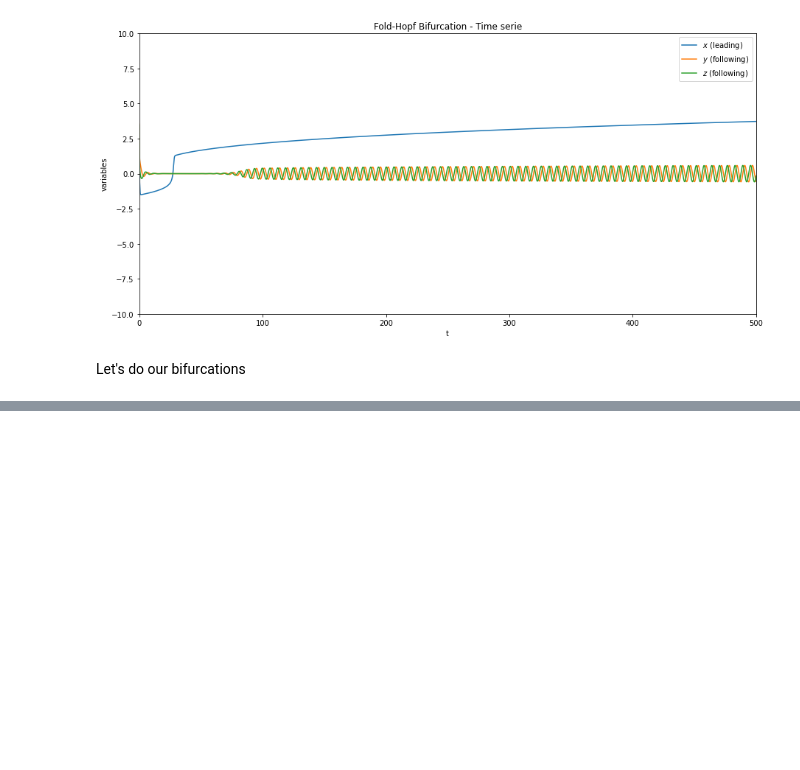
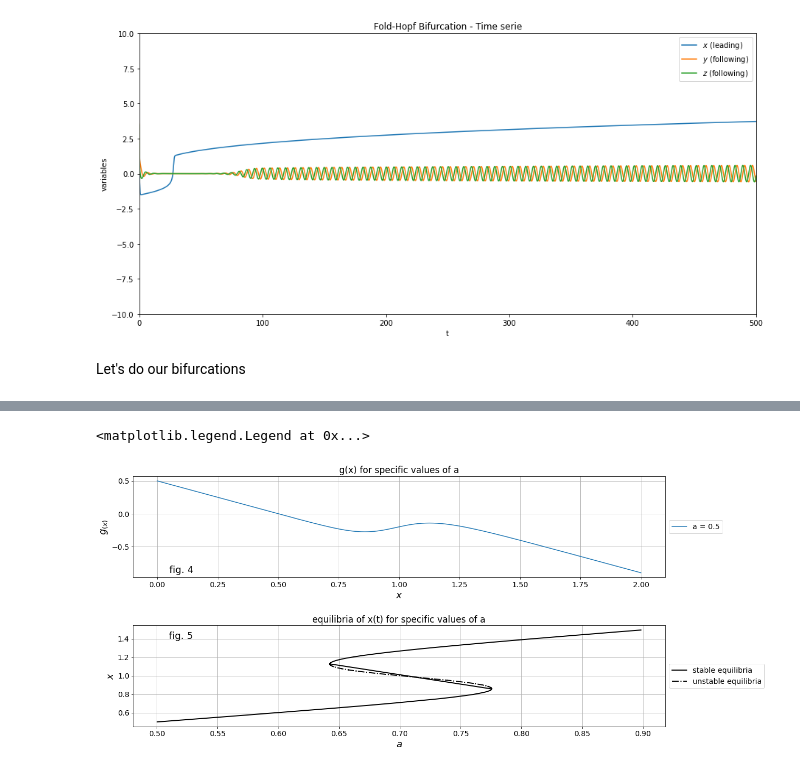
Before and after one commit to Mathieu-R/climate-tipping-points, a Jupyter notebook: notebooks/Bifurcations.ipynb, the cells around one changed output, grey strips where cells are left out. Cells and saved outputs as stored; diff of their text form; code cells hidden in the pictures; blank space fills up the shorter version.

```diff
--- a/notebooks/Bifurcations.ipynb
+++ b/notebooks/Bifurcations.ipynb
@@ -227,0 +237,69 @@ NameError: name 'hopf_bifurcation' is not defined
+# %%
+#define parameters and predefine array variables:
+h = 1.; b = 1.; p = 12; r = 0.6; A=[]; XA=[]
+
+#vary parameter a in a range of (0.4,0.9):
+a = 0.5
+
+fig = plt.figure(figsize=(15,7))
+mpl.rc('font', size = 14)
+
+EX1 = []; EX2 = []; EX3 = []
+
+a = 0.5
+while a <= 0.9:
+    GX = []; X = []
+    #calculate g(x) for parameter t in a range of (0,2):
+    for x in np.linspace(0,2,1000):
+        gx = a-b*x + (r*x**p)/(x**p + h**p)
+        GX.append(gx); X.append(x)
+        if -10**-4 < gx < 10**-4:
+            #calculate g'(x) (= dg(x)/dx) to "check" stability:
+            Dgx = -b+(r*p*x**(p-1)*h**p)/((x**p + h**p)**2)
+            #write x-coordinate of extremum and depending value of parameter a in an array:
+            if Dgx > 0: EX2.append([x,a])      #array for unstable extrema
+            if Dgx < 0:
+                EX1.append([x,a])
+                #if x < 1: EX1.append([x,a])    #array for stable extrema with x<1
+                #if x > 1: EX3.append([x,a])    #array for stable extrema with x>1
+    #plot f(x) for specific values of a:
+    if len(str(a)) == 3:
+        plt.subplot(2, 1, 1)
+        plt.plot(X,GX,label = 'a = ' + str(a))
+    a += 0.0001
+
+#configure plot properties for subplot(2, 1, 1):
+plt.subplot(2, 1, 1);
+plt.tight_layout(h_pad=5)
+plt.title('g(x) for specific values of a')
+plt.xlabel('$x$', fontsize=18)
+plt.ylabel('$g_{(x)}$', fontsize=18)
+#plt.plot(0, 'k')
+plt.grid()
+plt.text(0.05, -0.9, 'fig. 4', fontsize=18)
+plt.legend(loc='center left', bbox_to_anchor=(1, 0.5))
+
+#sort equilibria containing arrays in respect to the increasing order of parameter a:
+EX1 = list(zip(*sorted(EX1,key=lambda x: x[0]))); EX1x = EX1[1]; EX1y = EX1[0]
+EX2 = list(zip(*sorted(EX2,key=lambda x: x[0]))); EX2x = EX2[1]; EX2y = EX2[0]
+#EX3 = list(zip(*sorted(EX3,key=lambda x: x[0]))); EX3x = EX3[1]; EX3y = EX3[0]
+
+#plot curve representing equilibria of x depending on the variation of parameter a:
+plt.subplot(2, 1, 2);
+#lower part of the curve (stable extrema):
+plt.plot(EX1x,EX1y,color = 'k', linewidth=2, label = 'stable equilibria');
+#central part of the curve (unstable extrema):
+plt.plot(EX2x,EX2y,color = 'k', linewidth=2, label = 'unstable equilibria', linestyle = 'dashdot');
+#upper part of the curve (stable extrema):
+#plt.plot(EX3x,EX3y,color = 'k', linewidth=2);
+
+#configure plot properties:
+plt.title('equilibria of x(t) for specific values of a')
+plt.grid();
+plt.xlabel('$a$', fontsize=18)
+plt.ylabel('$x$', fontsize=18)
+plt.text(0.51, 1.4, 'fig. 5', fontsize=18)
+plt.legend(loc='center left', bbox_to_anchor=(1, 0.5))
+# %% [output]
+<matplotlib.legend.Legend at 0x...>
+[figure, added]
```
Also changed, not shown: parts of 3 cells of this notebook, 1 other file.
